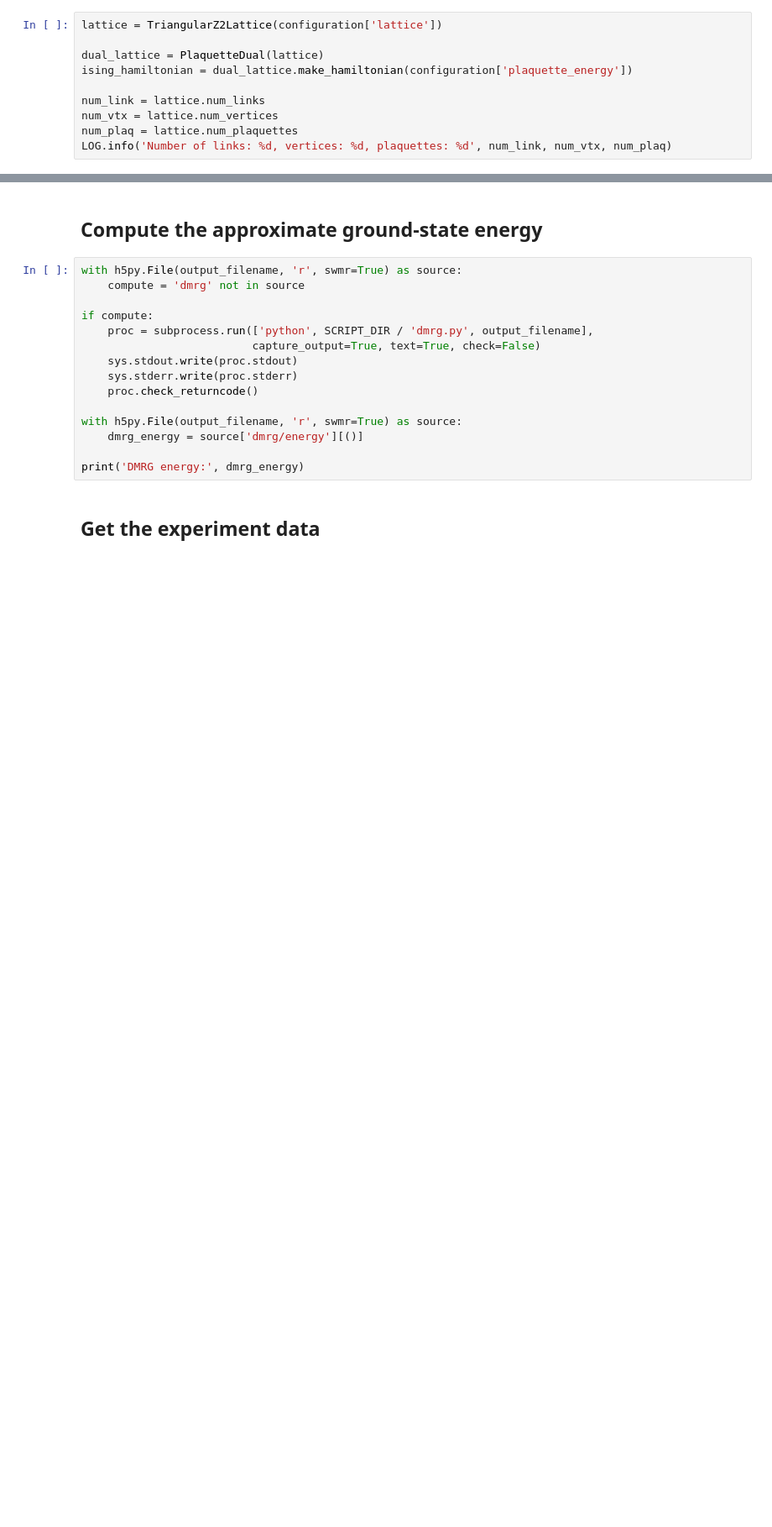
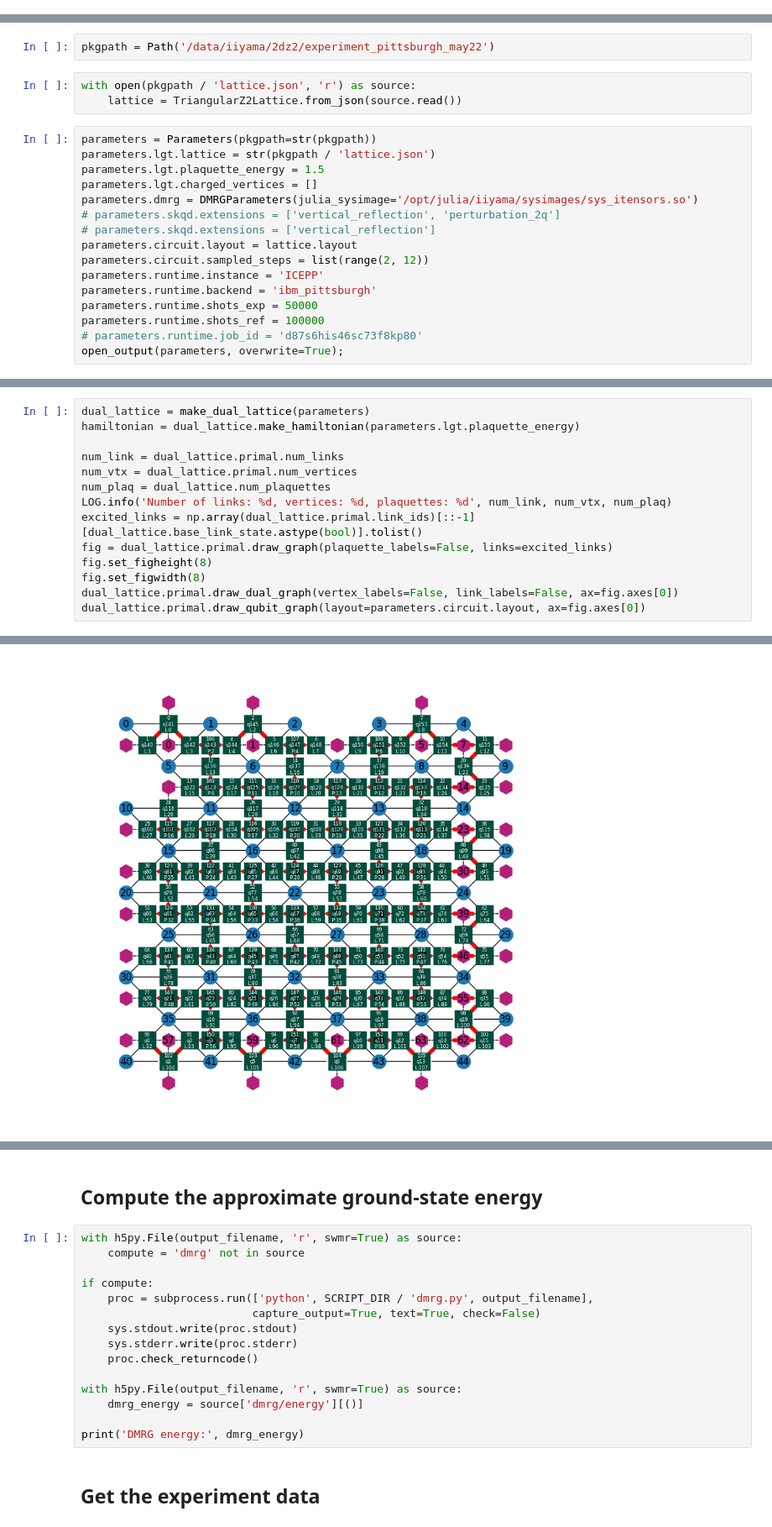
Before and after one commit to yiiyama/skqd_z2lgt, a Jupyter notebook: notebooks/full_workflow.ipynb, the cells around one changed output, grey strips where cells are left out. Shown at 84% size. Drawn from its saved outputs; the diff is of its cells as text; blank space fills up the shorter version.

Commit message:
this notebook is not in a presentable state but I'm just committing it

```diff
--- a/notebooks/full_workflow.ipynb
+++ b/notebooks/full_workflow.ipynb
@@ -99,10 +39,0 @@ except FileNotFoundError:
-# %%
-lattice = TriangularZ2Lattice(configuration['lattice'])
-
-dual_lattice = PlaquetteDual(lattice)
-ising_hamiltonian = dual_lattice.make_hamiltonian(configuration['plaquette_energy'])
-
-num_link = lattice.num_links
-num_vtx = lattice.num_vertices
-num_plaq = lattice.num_plaquettes
-LOG.info('Number of links: %d, vertices: %d, plaquettes: %d', num_link, num_vtx, num_plaq)
@@ -108,0 +42,21 @@ LOG.info('Number of links: %d, vertices: %d, plaquettes: %d', num_link, num_vtx,
+# %%
+pkgpath = Path('/data/iiyama/2dz2/experiment_pittsburgh_may22')
+# %%
+with open(pkgpath / 'lattice.json', 'r') as source:
+    lattice = TriangularZ2Lattice.from_json(source.read())
+# %%
+parameters = Parameters(pkgpath=str(pkgpath))
+parameters.lgt.lattice = str(pkgpath / 'lattice.json')
+parameters.lgt.plaquette_energy = 1.5
+parameters.lgt.charged_vertices = []
+parameters.dmrg = DMRGParameters(julia_sysimage='/opt/julia/iiyama/sysimages/sys_itensors.so')
+# parameters.skqd.extensions = ['vertical_reflection', 'perturbation_2q']
+# parameters.skqd.extensions = ['vertical_reflection']
+parameters.circuit.layout = lattice.layout
+parameters.circuit.sampled_steps = list(range(2, 12))
+parameters.runtime.instance = 'ICEPP'
+parameters.runtime.backend = 'ibm_pittsburgh'
+parameters.runtime.shots_exp = 50000
+parameters.runtime.shots_ref = 100000
+# parameters.runtime.job_id = 'd87s6his46sc73f8kp80'
+open_output(parameters, overwrite=True);
@@ -108,0 +66,15 @@ LOG.info('Number of links: %d, vertices: %d, plaquettes: %d', num_link, num_vtx,
+# %%
+dual_lattice = make_dual_lattice(parameters)
+hamiltonian = dual_lattice.make_hamiltonian(parameters.lgt.plaquette_energy)
+
+num_link = dual_lattice.primal.num_links
+num_vtx = dual_lattice.primal.num_vertices
+num_plaq = dual_lattice.num_plaquettes
+LOG.info('Number of links: %d, vertices: %d, plaquettes: %d', num_link, num_vtx, num_plaq)
+excited_links = np.array(dual_lattice.primal.link_ids)[::-1][dual_lattice.base_link_state.astype(bool)].tolist()
+fig = dual_lattice.primal.draw_graph(plaquette_labels=False, links=excited_links)
+fig.set_figheight(8)
+fig.set_figwidth(8)
+dual_lattice.primal.draw_dual_graph(vertex_labels=False, link_labels=False, ax=fig.axes[0])
+dual_lattice.primal.draw_qubit_graph(layout=parameters.circuit.layout, ax=fig.axes[0])
+# %% [output]
@@ -108,0 +82 @@ LOG.info('Number of links: %d, vertices: %d, plaquettes: %d', num_link, num_vtx,
+[figure, added]
```
Also changed, not shown: parts of 46 cells of this notebook.
